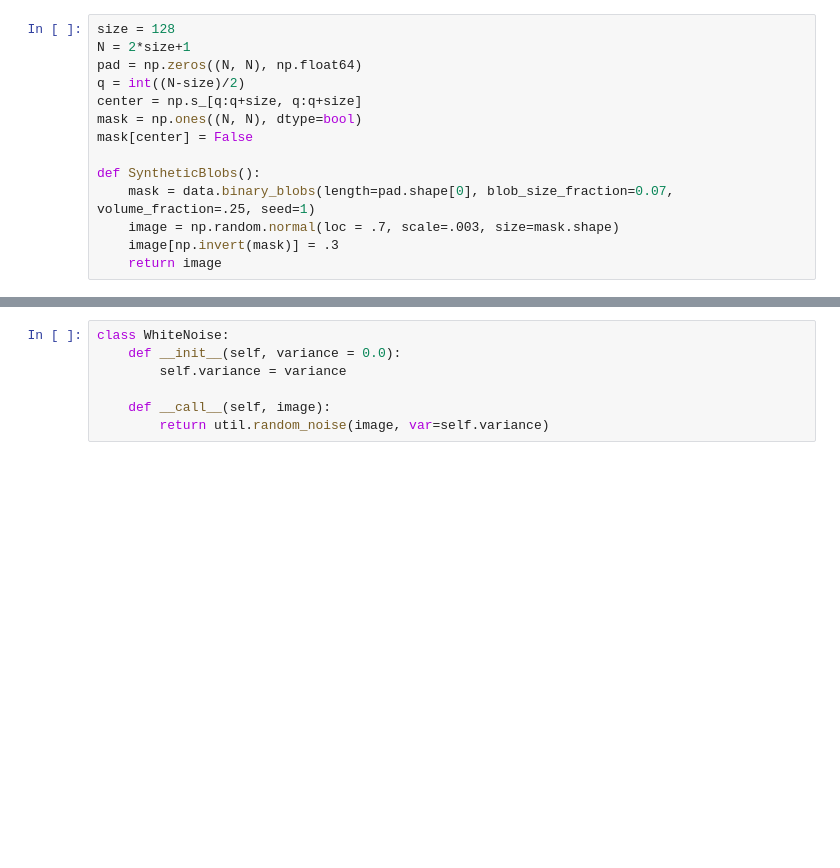
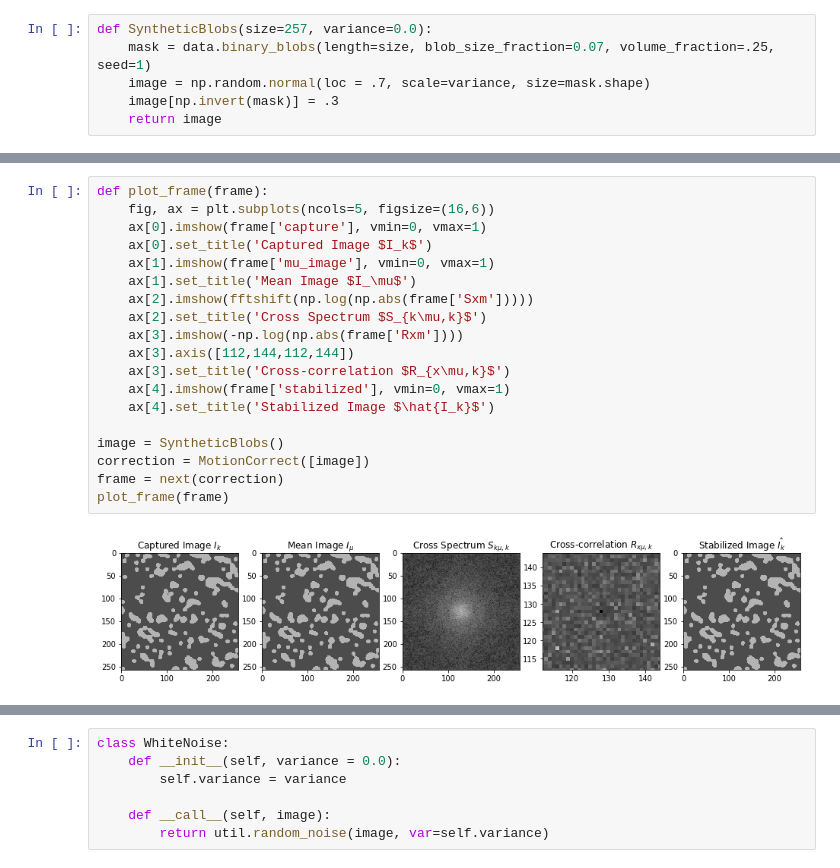
Before and after one commit to 12AT7/allen-interview, a Jupyter notebook: motion.ipynb, the cells around one changed output, grey strips where cells are left out. Cells and saved outputs as stored; diff of their text form; blank space fills up the shorter version.

Commit message:
Single image section is pretty much done

```diff
--- a/motion.ipynb
+++ b/motion.ipynb
@@ -12,14 +110,6 @@ np.random.seed(10)
 # %%
-size = 128
-N = 2*size+1
-pad = np.zeros((N, N), np.float64)
-q = int((N-size)/2)
-center = np.s_[q:q+size, q:q+size]
-mask = np.ones((N, N), dtype=bool)
-mask[center] = False
-
-def SyntheticBlobs():
-    mask = data.binary_blobs(length=pad.shape[0], blob_size_fraction=0.07, volume_fraction=.25, seed=1)
-    image = np.random.normal(loc = .7, scale=.003, size=mask.shape)
+def SyntheticBlobs(size=257, variance=0.0):
+    mask = data.binary_blobs(length=size, blob_size_fraction=0.07, volume_fraction=.25, seed=1)
+    image = np.random.normal(loc = .7, scale=variance, size=mask.shape)
     image[np.invert(mask)] = .3
     return image
@@ -31,0 +126,21 @@ def HanningWindow():
+# %%
+def plot_frame(frame):
+    fig, ax = plt.subplots(ncols=5, figsize=(16,6))
+    ax[0].imshow(frame['capture'], vmin=0, vmax=1)
+    ax[0].set_title('Captured Image $I_k$')
+    ax[1].imshow(frame['mu_image'], vmin=0, vmax=1)
+    ax[1].set_title('Mean Image $I_\mu$')
+    ax[2].imshow(fftshift(np.log(np.abs(frame['Sxm']))))
+    ax[2].set_title('Cross Spectrum $S_{k\mu,k}$')
+    ax[3].imshow(-np.log(np.abs(frame['Rxm'])))
+    ax[3].axis([112,144,112,144])
+    ax[3].set_title('Cross-correlation $R_{x\mu,k}$')
+    ax[4].imshow(frame['stabilized'], vmin=0, vmax=1)
+    ax[4].set_title('Stabilized Image $\hat{I_k}$')
+
+image = SyntheticBlobs()
+correction = MotionCorrect([image])
+frame = next(correction)
+plot_frame(frame)
+# %% [output]
+[figure, added]
```
Also changed, not shown: parts of 25 cells of this notebook.
